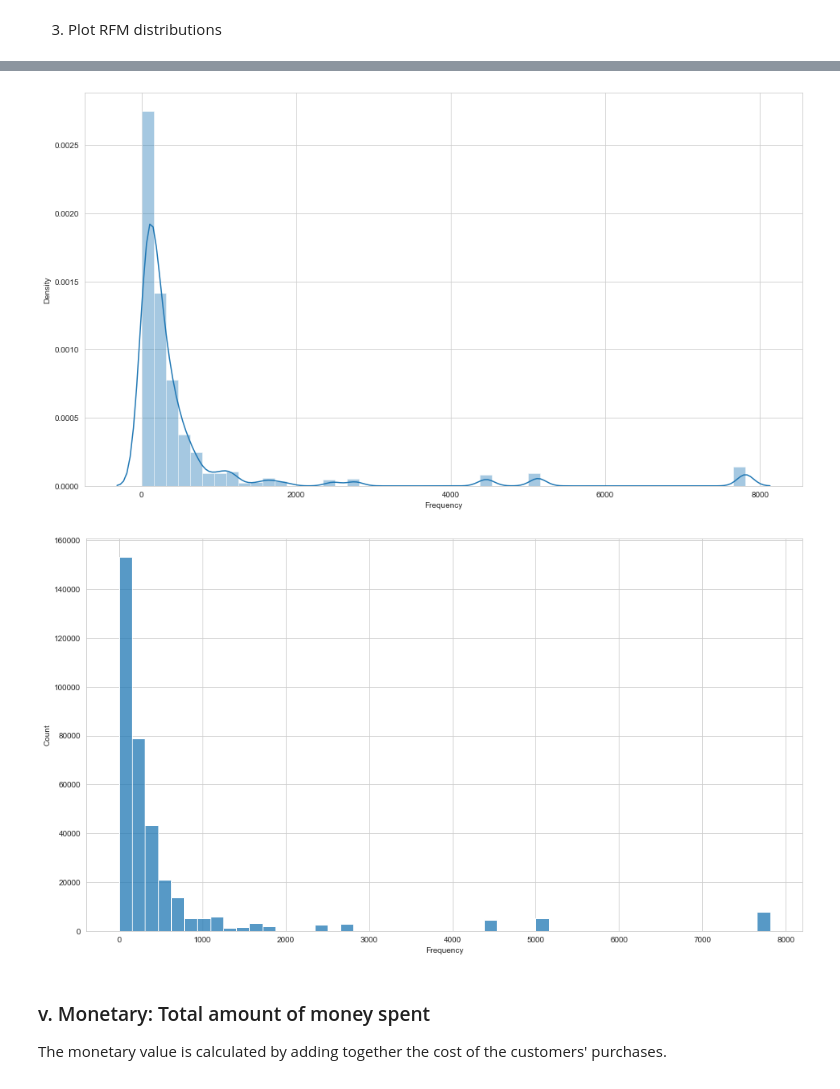
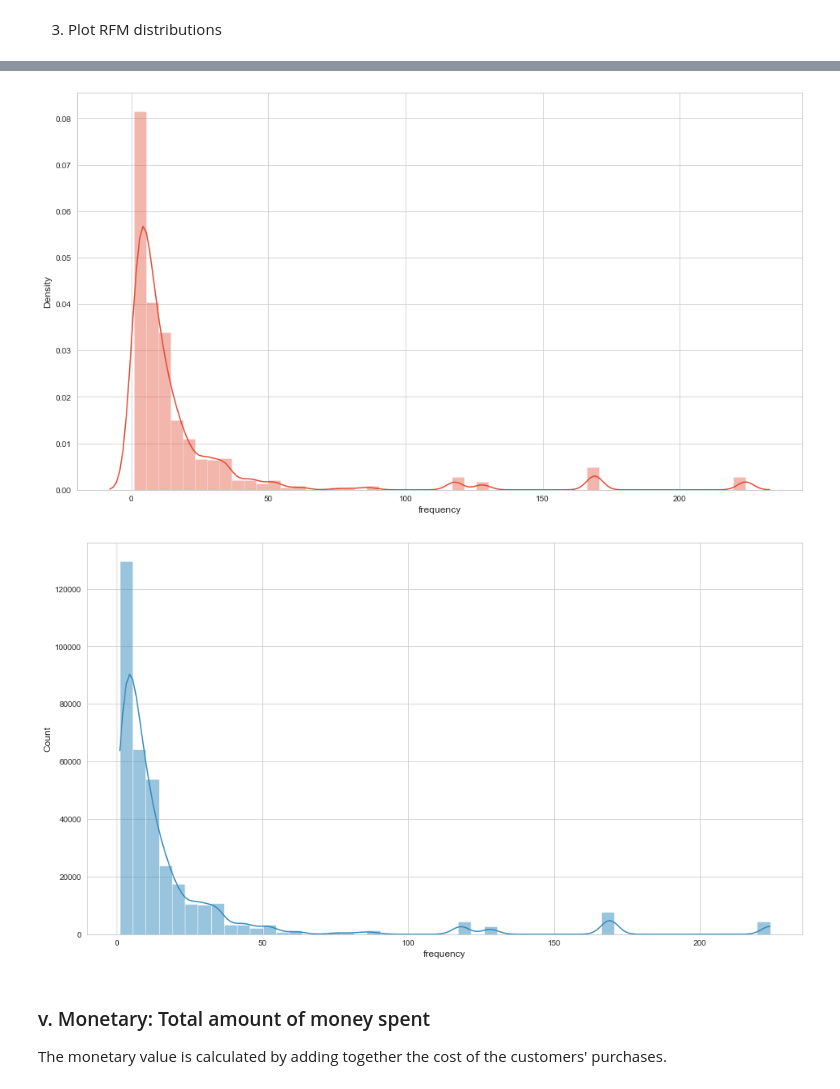
Before and after one commit to Bir01/03_DATA_SCIENCE_MACHINE_LEARNING_MODULE, a Jupyter notebook: 1- Projects/Capstone_Project/Customer_Segmentation_Student_Notebook_Capstone_1_V2.ipynb, the cells around one changed output, grey strips where cells are left out. Saved outputs shown, nothing was run; the diff lists cells and outputs as text; code cells hidden in the pictures.

```diff
--- a/1- Projects/Capstone_Project/Customer_Segmentation_Student_Notebook_Capstone_1_V2.ipynb
+++ b/1- Projects/Capstone_Project/Customer_Segmentation_Student_Notebook_Capstone_1_V2.ipynb
@@ -1423,8 +1423,8 @@ df_uk.head()
 # %% [markdown]
 4. Calculate the days since last purchase
 # %%
-df_uk['Recency'] = (df_uk['Referance_Date'] - df_uk['Last_Purchased_Date']).dt.days
-df_uk.Recency
+df_uk['recency'] = (df_uk['Referance_Date'] - df_uk['Last_Purchased_Date']).dt.days
+df_uk.recency
 # %% [output]
 0         302
 1         302
@@ -1504,3 +1528,6 @@ True
 df_uk2 = df_uk2.drop_duplicates()
 # %% [markdown]
 2. Calculate the frequency of purchases
+# %%
+df_uk2['frequency'] = df_uk2.groupby('CustomerID')["InvoiceNo"].transform('nunique')
+df_uk2.head(3)
@@ -1539,3 +1554,0 @@ Name: InvoiceNo, Length: 356728, dtype: int64
-# %%
-df_uk2['Frequency'] = df_uk2.groupby('CustomerID')["InvoiceNo"].transform('count')
-df_uk2.head(3)
@@ -1549,13 +1579,13 @@ df_uk2.head(3)
 # %%
 plt.figure(figsize=(16,9))
-sns.distplot(df_uk2['Frequency'], bins=50);
+sns.distplot(df_uk2['frequency'], bins=50);
 # %% [output]
-[figure, old version]
+[figure, new version]
 # %%
 plt.figure(figsize=(16,9))
-sns.histplot(df_uk2['Frequency'], bins=50);
+sns.histplot(df_uk2['frequency'], bins=50, kde=True);
 # %% [output]
-[figure, old version]
+[figure, new version]
 # %% [markdown]
 ### v. Monetary: Total amount of money spent
 
```
Also changed, not shown: parts of 96 cells of this notebook.
